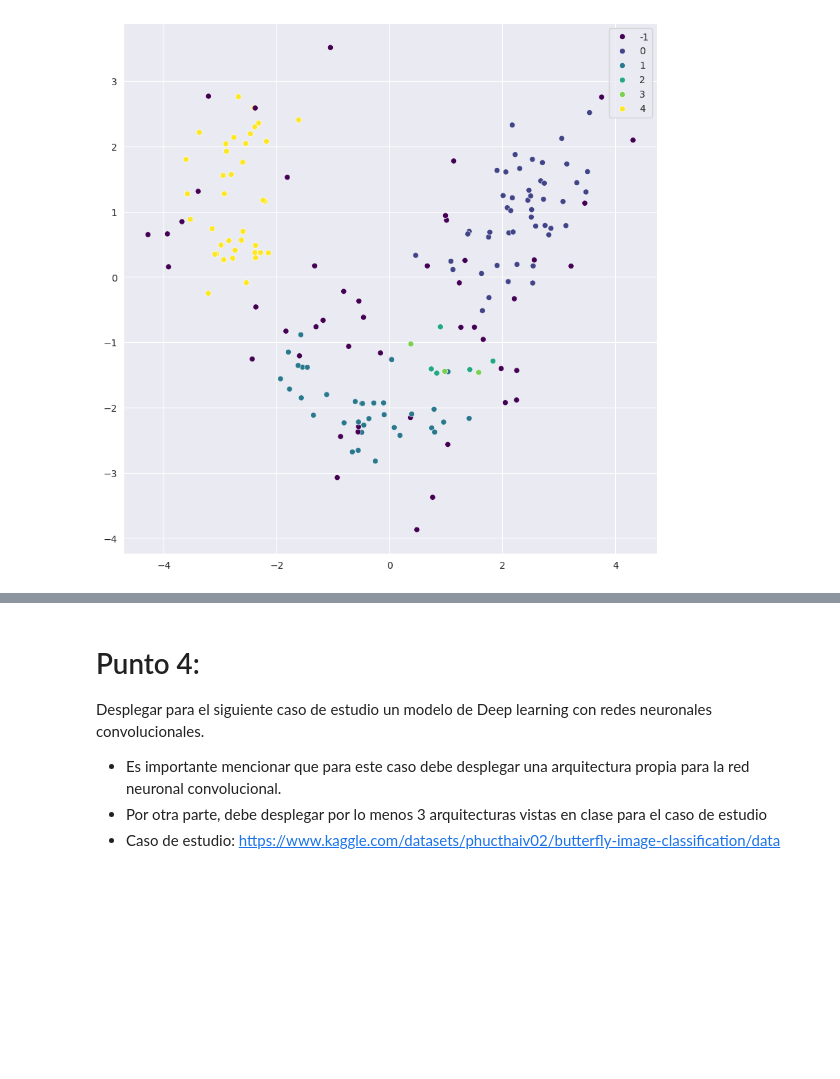
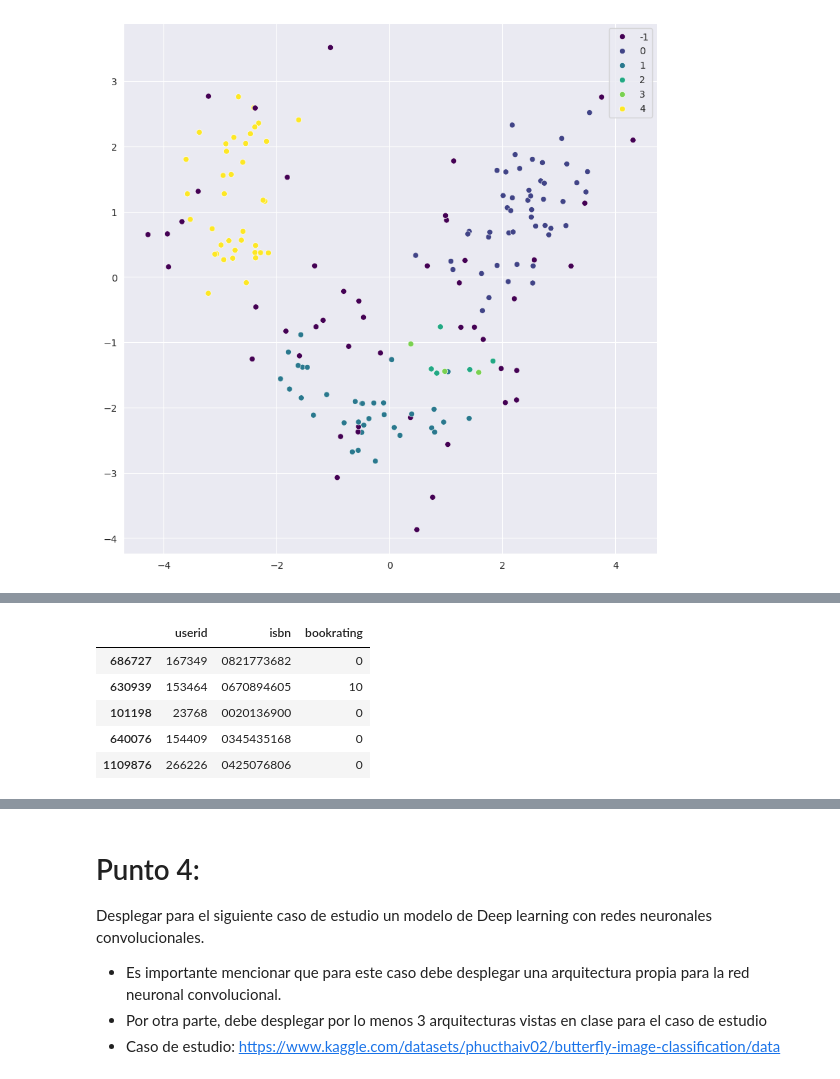
Before and after one commit to TalentoTech-IAA-2024/proyecto, a Jupyter notebook: Parte_1-3_Proyecto.ipynb, the cells around one changed output, grey strips where cells are left out. Saved outputs shown, nothing was run; the diff lists cells and outputs as text; code cells hidden in the pictures; blank space fills up the shorter version.

```diff
--- a/Parte_1-3_Proyecto.ipynb
+++ b/Parte_1-3_Proyecto.ipynb
@@ -672,0 +696,11 @@ Implementación de un sistema de recomendación con Scikit-surprise
+# %%
+data_small = data.sample(n=100000)
+data_small.rename(columns={'User-ID': 'userid', 'ISBN': 'isbn', 'Book-Rating': 'bookrating'}, inplace=True)
+data_small.head()
+# %% [output]
+|  | userid | isbn | bookrating |
+| 686727 | 167349 | 0821773682 | 0 |
+| 630939 | 153464 | 0670894605 | 10 |
+| 101198 | 23768 | 0020136900 | 0 |
+| 640076 | 154409 | 0345435168 | 0 |
+| 1109876 | 266226 | 0425076806 | 0 |
```
Also changed, not shown: parts of 8 cells of this notebook, 1 other file.
